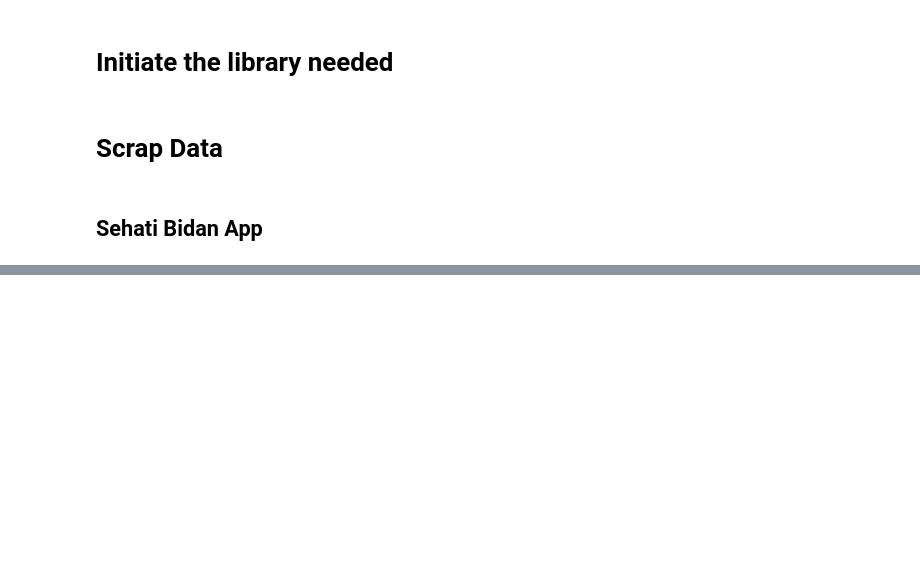
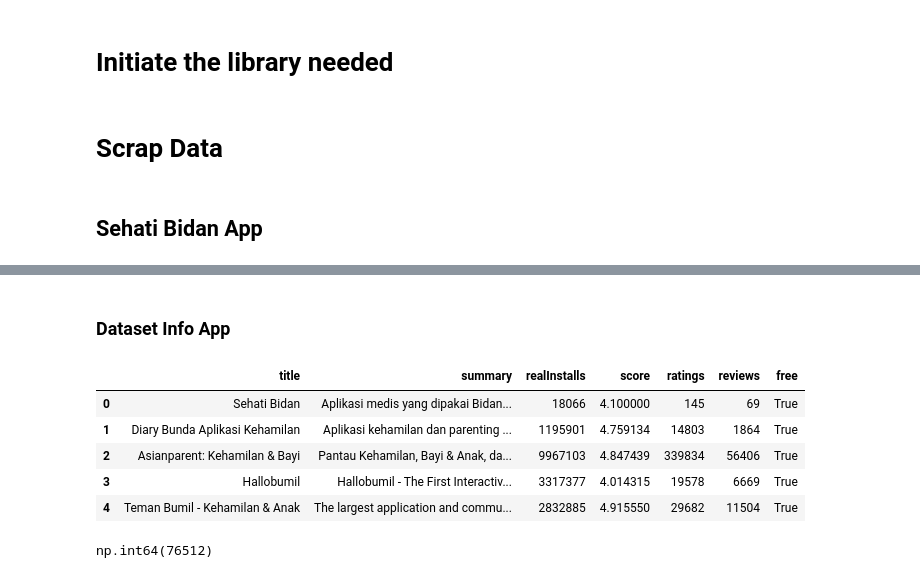
Before and after one commit to radyadhewa/gcn-for-app-reviews, a Jupyter notebook: scraping/google-play-scraper.ipynb, the cells around one changed output, grey strips where cells are left out. Drawn from its saved outputs; the diff is of its cells as text; code cells hidden in the pictures; blank space fills up the shorter version.

```diff
--- a/scraping/google-play-scraper.ipynb
+++ b/scraping/google-play-scraper.ipynb
@@ -45,0 +396,5 @@ print(result_all)
+# %%
+app_info = app(
+  'crm.iluvubaby',
+  country = 'id'
+)
@@ -45,0 +421,3 @@ print(result_all)
+# %%
+infoApp_hallobumil = pd.DataFrame([app_info])
+infoApp_hallobumil = infoApp_hallobumil[["title", "summary", "realInstalls", "score", "ratings", "reviews", "free"]]
@@ -45,0 +511,5 @@ print(result_all)
+# %%
+app_info = app(
+  'com.temanbumil.android',
+  country = 'id'
+)
@@ -45,0 +536,3 @@ print(result_all)
+# %%
+infoApp_temanbumil = pd.DataFrame([app_info])
+infoApp_temanbumil = infoApp_temanbumil[["title", "summary", "realInstalls", "score", "ratings", "reviews", "free"]]
@@ -45,0 +645,16 @@ print(result_all)
+# %% [markdown]
+### Dataset Info App
+# %%
+df_info = pd.concat([infoApp_sehati, infoApp_diarybunda, infoApp_asianparent, infoApp_hallobumil, infoApp_temanbumil], ignore_index=True)
+df_info.head()
+# %% [output]
+|  | title | summary | realInstalls | score | ratings | reviews | free |
+| 0 | Sehati Bidan | Aplikasi medis yang dipakai Bidan... | 18066 | 4.100000 | 145 | 69 | True |
+| 1 | Diary Bunda Aplikasi Kehamilan | Aplikasi kehamilan dan parenting ... | 1195901 | 4.759134 | 14803 | 1864 | True |
+| 2 | Asianparent: Kehamilan & Bayi | Pantau Kehamilan, Bayi & Anak, da... | 9967103 | 4.847439 | 339834 | 56406 | True |
+| 3 | Hallobumil | Hallobumil - The First Interactiv... | 3317377 | 4.014315 | 19578 | 6669 | True |
+| 4 | Teman Bumil - Kehamilan & Anak | The largest application and commu... | 2832885 | 4.915550 | 29682 | 11504 | True |
+# %%
+df_info['reviews'].sum()
+# %% [output]
+np.int64(76512)
```
Also changed, not shown: parts of 70 cells of this notebook.
